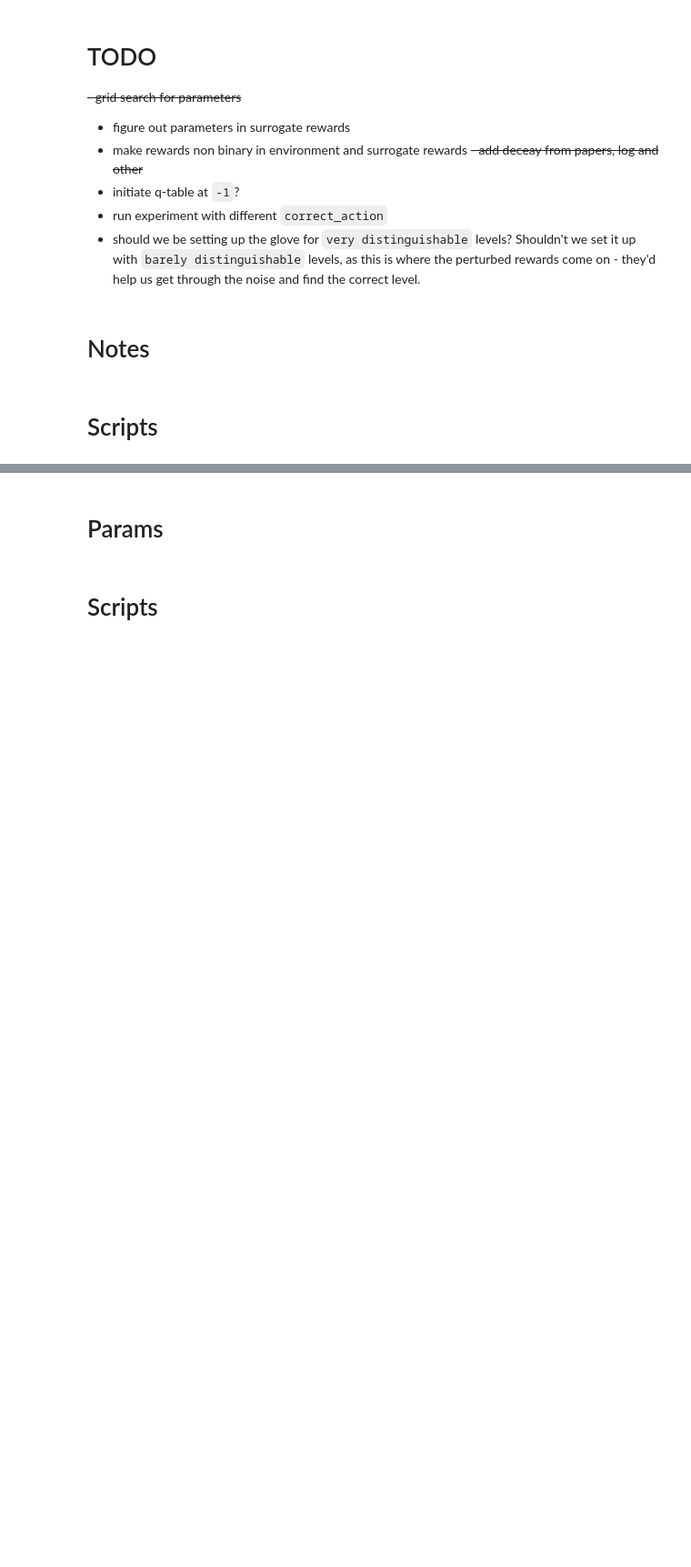
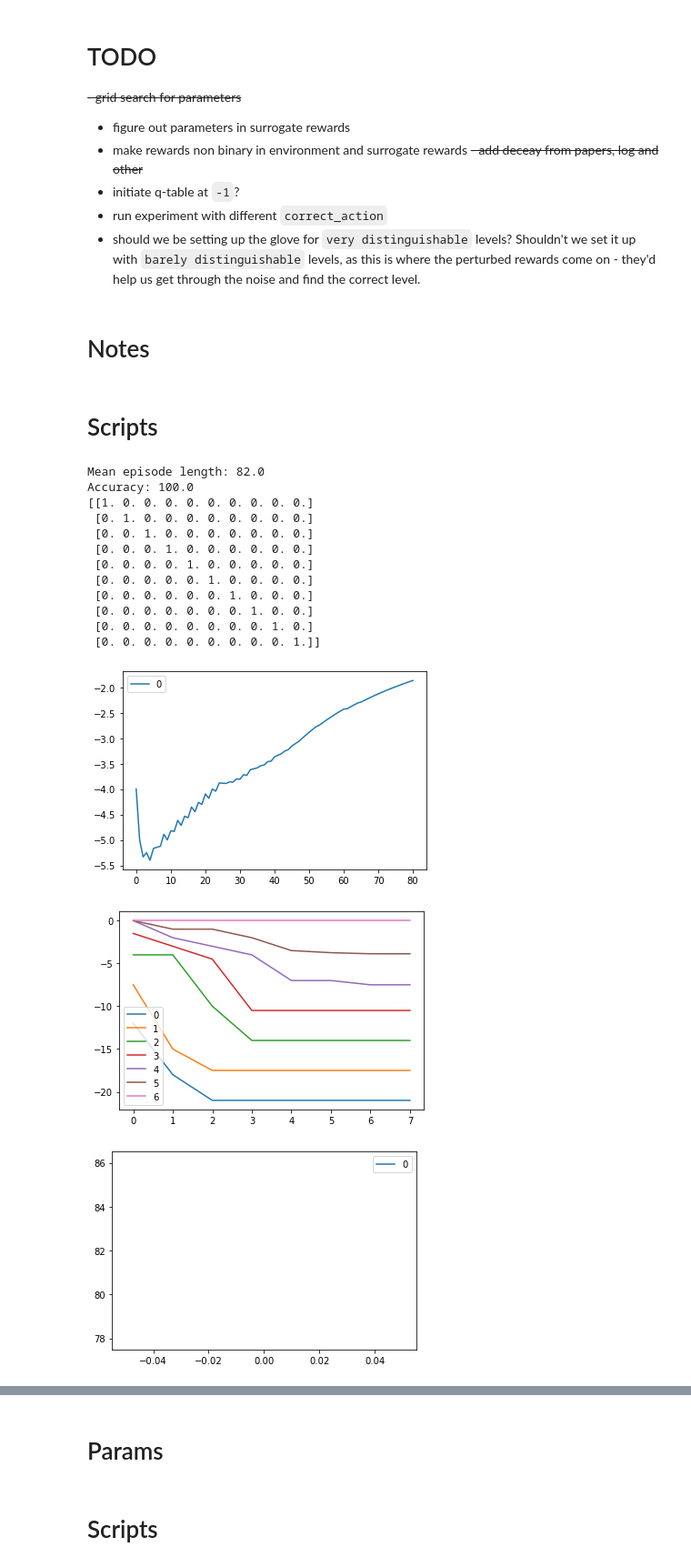
Before and after one commit to lukasgehrke/2022-CHI-neuroadaptive-haptics, a Jupyter notebook: run_experiment_notebook.ipynb, the cells around one changed output, grey strips where cells are left out. Shown at 91% size. Cells and saved outputs as stored; diff of their text form; code cells hidden in the pictures; blank space fills up the shorter version.

Commit message:
surrogate for non-binary rewards kinda working

```diff
--- a/run_experiment_notebook.ipynb
+++ b/run_experiment_notebook.ipynb
@@ -91,7 +91,8 @@ class ModifiedPendulumProcessor(noise_estimator.PendulumProcessor):
         else: return reward
 
     def estimate_C(self):
-        if self.counter >= 1000 and self.counter % 100 == 0:
+        # if self.counter >= 1000 and self.counter % 100 == 0:
+        if self.counter >= 10 and self.counter % 10 == 0:
             self.C = np.zeros((self.M, self.M))
             self.count = [0] * self.M
 
@@ -132,48 +133,61 @@ class ModifiedPendulumProcessor(noise_estimator.PendulumProcessor):
             else: self.valid = False
 
     def collect(self, state, action, reward):
-        if self.r_sets.has_key((state, action)):
+        if (state, action) in self.r_sets:
             self.r_sets[(state, action)].append(reward)
         else:
             self.r_sets[(state, action)] = [reward]
         self.counter += 1
 
     # def process_action(self, action):
     #     # print ("action before:", action)
     #     n_bins = 20
     #     action_bins = pandas.cut([-1.0, 1.0], bins=n_bins, retbins=True)[1][1:-1]
     #     self.action = build_state([to_bin(action, action_bins)])
     #     # print ("action after:", self.action)
 
     #     return action
 
-    def process_step(self, state, observation, done, info):
+    def process_step(self, observation, reward, done, info, action):
         state = observation
-        # n_bins = 20
-        # n_bins_dot = 20
-
-        # # Number of states is huge so in order to simplify the situation
-        # # we discretize the space to: 10 ** number_of_features
-        # cos_theta_bins = pandas.cut([-1.0, 1.0], bins=n_bins, retbins=True)[1][1:-1]
-        # sin_theta_bins = pandas.cut([-1.0, 1.0], bins=n_bins, retbins=True)[1][1:-1]
-        # theta_dot_bins = pandas.cut([-8.0, 8.0], bins=n_bins_dot, retbins=True)[1][1:-1]
-
-        # cos_theta, sin_theta, theta_dot = observation
-        # state = build_state([to_bin(cos_theta, cos_theta_bins),
-        #                      to_bin(sin_theta, sin_theta_bins),
-        #                      to_bin(theta_dot, theta_dot_bins)])
+        self.action = action
 
         self.r_sum += reward
         self.r_counter += 1
 
         # if self.r_counter == 200:
         #     # log_string(str(self.r_sum / float(self.r_counter)))
         #     self.r_counter = 0
         #     self.r_sum = 0
 
         reward = int(np.ceil(reward))
         reward = self.noisy_reward(reward)
         self.collect(state, self.action, reward)
         reward = self.process_reward(reward)
 
         return observation, reward, done, info
+
+post_processor = ModifiedPendulumProcessor(surrogate=False)
+
+def adjust_rewards_noisy(reward, state, action):
+    observation, reward, done, info = post_processor.process_step(state, reward, None, None, action)
+    return reward
+
+plot_mean_q_values(adjust_rewards_noisy)
+print(post_processor.C)
+# %% [output]
+Mean episode length: 82.0
+Accuracy: 100.0
+[[1. 0. 0. 0. 0. 0. 0. 0. 0. 0.]
+ [0. 1. 0. 0. 0. 0. 0. 0. 0. 0.]
+ [0. 0. 1. 0. 0. 0. 0. 0. 0. 0.]
+ [0. 0. 0. 1. 0. 0. 0. 0. 0. 0.]
+ [0. 0. 0. 0. 1. 0. 0. 0. 0. 0.]
+ [0. 0. 0. 0. 0. 1. 0. 0. 0. 0.]
+ [0. 0. 0. 0. 0. 0. 1. 0. 0. 0.]
+ [0. 0. 0. 0. 0. 0. 0. 1. 0. 0.]
+ [0. 0. 0. 0. 0. 0. 0. 0. 1. 0.]
+ [0. 0. 0. 0. 0. 0. 0. 0. 0. 1.]]
+[figure, added]
+[figure, added]
+[figure, added]
```
Also changed, not shown: parts of 3 cells of this notebook.
